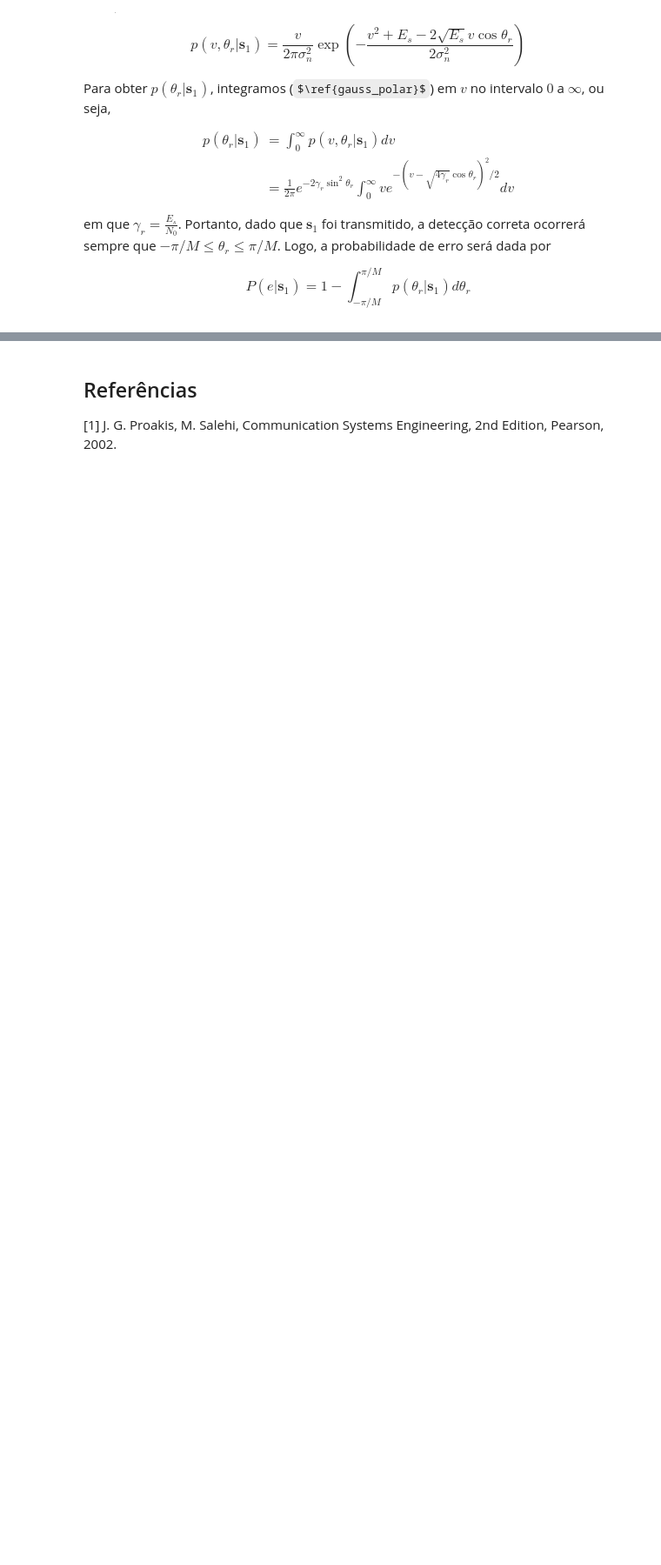
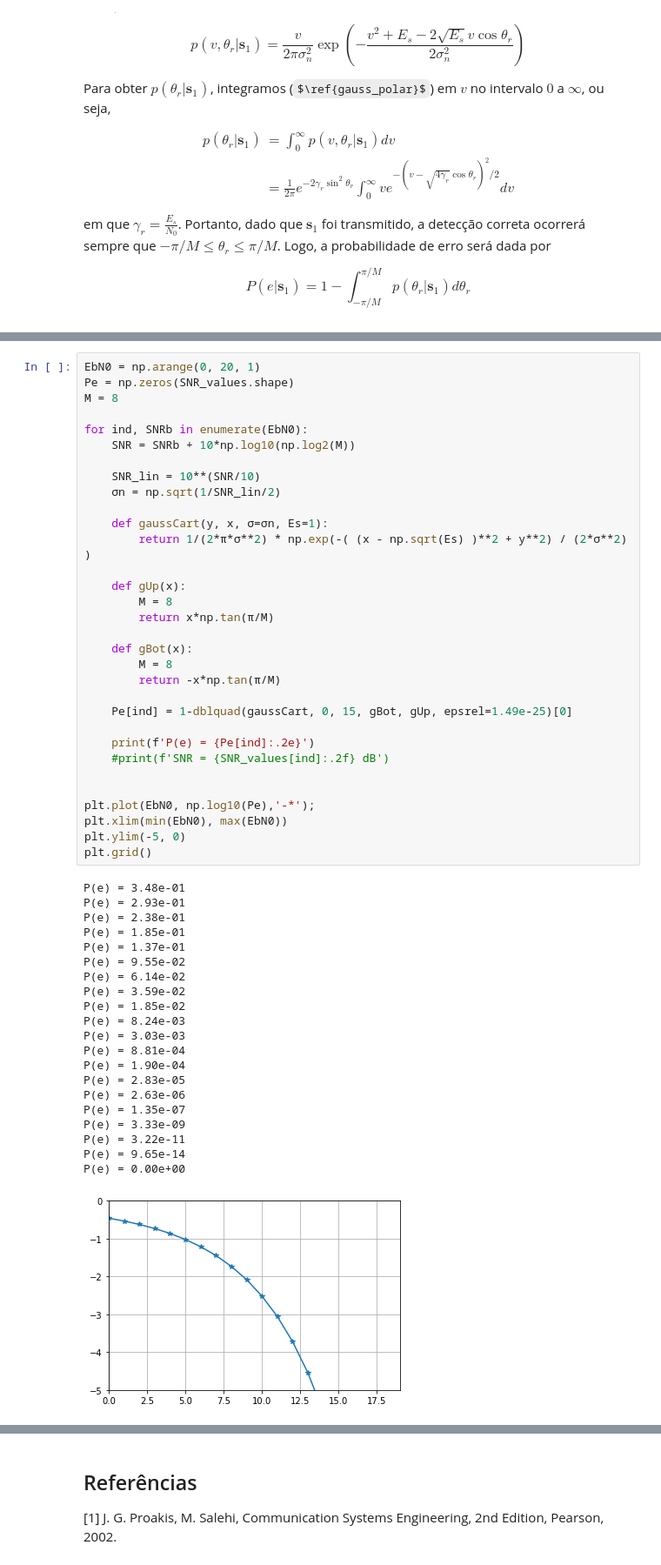
Before and after one commit to edsonportosilva/TDI, a Jupyter notebook: jupyter/3 - Receptores ótimos para canais AWGN.ipynb, the cells around one changed output, grey strips where cells are left out. Shown at 87% size. Drawn from its saved outputs; the diff is of its cells as text; some formulas as TeX source; blank space fills up the shorter version.

```diff
--- a/jupyter/3 - Receptores ótimos para canais AWGN.ipynb
+++ b/jupyter/3 - Receptores ótimos para canais AWGN.ipynb
@@ -1342,3 +1380,57 @@ $$
+# %%
+EbN0 = np.arange(0, 20, 1)
+Pe = np.zeros(SNR_values.shape)
+M = 8
+
+for ind, SNRb in enumerate(EbN0):
+    SNR = SNRb + 10*np.log10(np.log2(M))
+
+    SNR_lin = 10**(SNR/10)
+    σn = np.sqrt(1/SNR_lin/2)
+
+    def gaussCart(y, x, σ=σn, Es=1):
+        return 1/(2*π*σ**2) * np.exp(-( (x - np.sqrt(Es) )**2 + y**2) / (2*σ**2) )
+
+    def gUp(x):
+        M = 8
+        return x*np.tan(π/M)
+
+    def gBot(x):
+        M = 8
+        return -x*np.tan(π/M)
+
+    Pe[ind] = 1-dblquad(gaussCart, 0, 15, gBot, gUp, epsrel=1.49e-25)[0]
+
+    print(f'P(e) = {Pe[ind]:.2e}')
+    #print(f'SNR = {SNR_values[ind]:.2f} dB')
+
+
+plt.plot(EbN0, np.log10(Pe),'-*');
+plt.xlim(min(EbN0), max(EbN0))
+plt.ylim(-5, 0)
+plt.grid()
+# %% [output]
+P(e) = 3.48e-01
+P(e) = 2.93e-01
+P(e) = 2.38e-01
+P(e) = 1.85e-01
+P(e) = 1.37e-01
+P(e) = 9.55e-02
+P(e) = 6.14e-02
+P(e) = 3.59e-02
+P(e) = 1.85e-02
+P(e) = 8.24e-03
+P(e) = 3.03e-03
+P(e) = 8.81e-04
+P(e) = 1.90e-04
+P(e) = 2.83e-05
+P(e) = 2.63e-06
+P(e) = 1.35e-07
+P(e) = 3.33e-09
+P(e) = 3.22e-11
+P(e) = 9.65e-14
+P(e) = 0.00e+00
+[figure, added]
 # %% [markdown]
 ## Detecção de sequências por máxima verossimilhança
 
```
Also changed, not shown: parts of 1 cell of this notebook, 1 other file.
